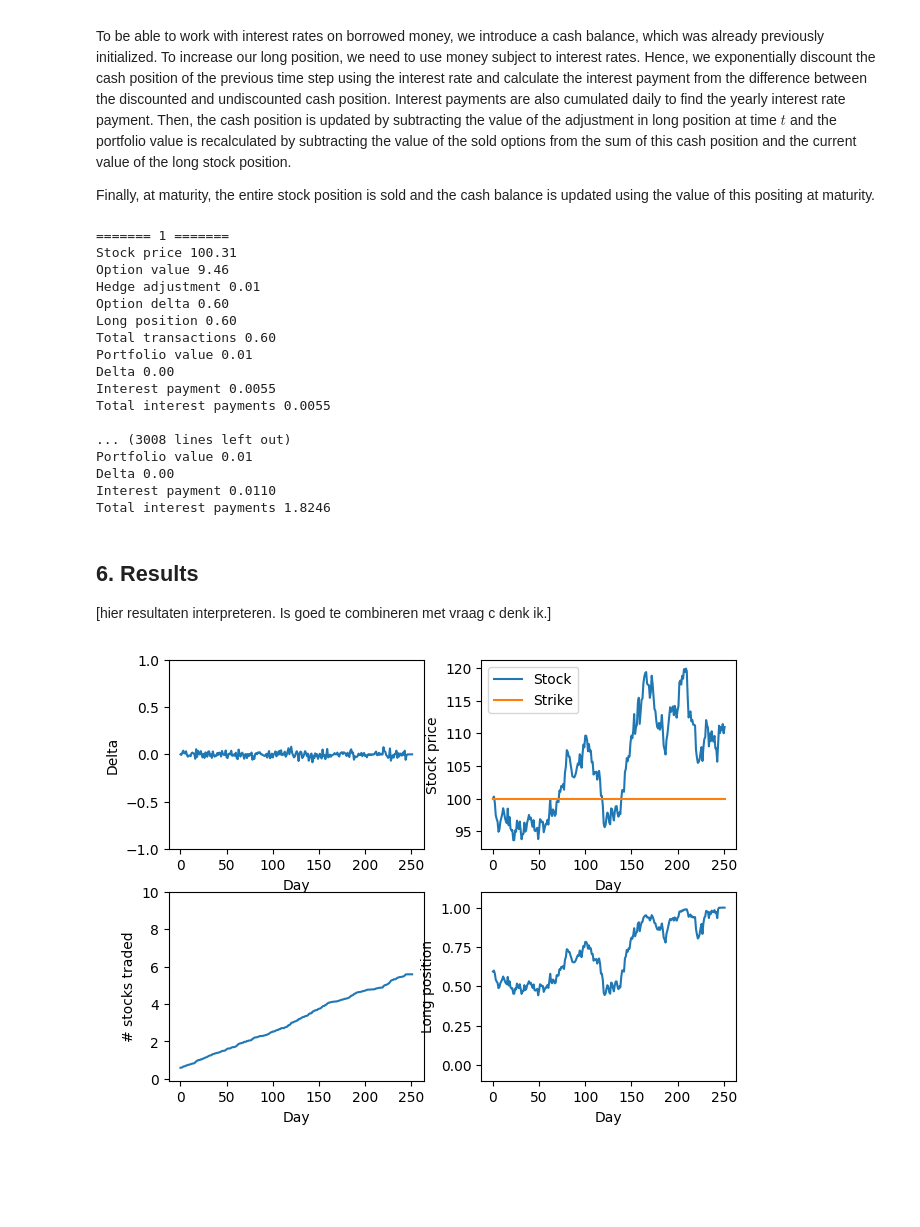
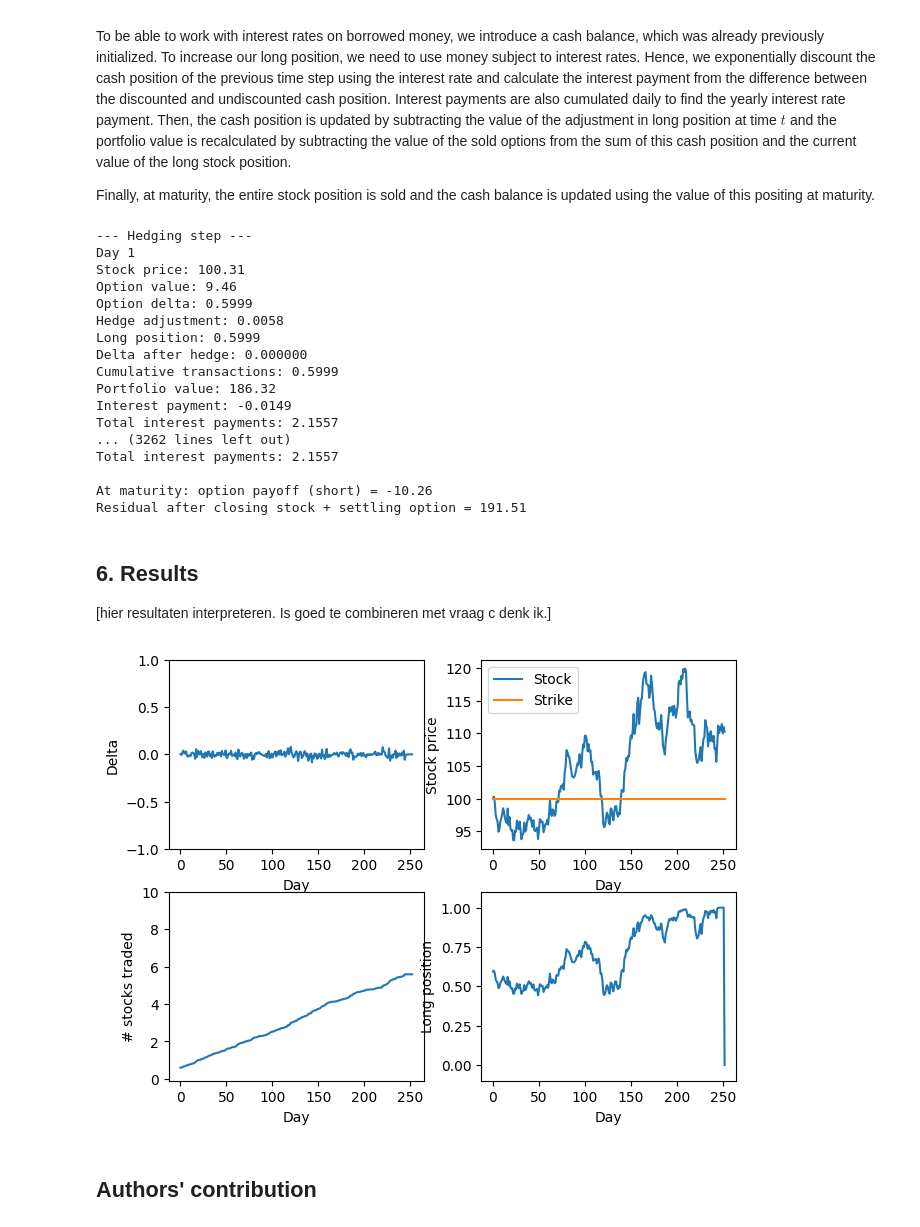
Before and after one commit to justusstraus/Structured-Products-, a Jupyter notebook: start_model_SP_B1 (2).ipynb, the cells around one changed output. Drawn from its saved outputs; the diff is of its cells as text; code cells hidden in the pictures; blank space fills up the shorter version.

```diff
--- a/start_model_SP_B1 (2).ipynb
+++ b/start_model_SP_B1 (2).ipynb
@@ -265,48 +265,57 @@ for t in range(1, N+1):
     cash -= rebalance * array_price[t]  # Update cash balance with cost of rebalancing
     array_portfolio_value[t] = cash + long_value - option_value # Store portfolio value
 
-    print('\n=======', t, '=======')
 
-    # If maturity, close all option and stock positions here
-    if t == (N):
-        print('At maturity, portfolio value is %.2f' % array_portfolio_value[t])
-        cash += array_position[t] * array_price[t]   # sell the stock
+    # Print console output
+    print("\n--- Hedging step ---")
+    print(f"Day {t}")
+    print(f"Stock price: {array_price[t]:.2f}")
+    print(f"Option value: {option_value:.2f}")
+    print(f"Option delta: {delta_option:.4f}")
+    print(f"Hedge adjustment: {adjust_hedge:.4f}")
+    print(f"Long position: {array_position[t]:.4f}")
+    print(f"Delta after hedge: {array_delta[t]:.6f}")
+    print(f"Cumulative transactions: {array_nr_stocks[t]:.4f}")
+    print(f"Portfolio value: {array_portfolio_value[t]:.2f}")
+    print(f"Interest payment: {-interest_payment:.4f}")
+    print(f"Total interest payments: {total_interest:.4f}")
+
+     # If maturity, close all option and stock positions here and calculate final P&L
+    if t == N:
+        cash += array_position[t] * array_price[t]
         array_position[t] = 0
 
-    # Print console output
-    print('Stock price %.2f' % array_price[t])
-    print('Option value %.2f' % option_value)
-    print('Hedge adjustment %.2f' % adjust_hedge)
-    print('Option delta %.2f' % delta_option)
-    print('Long position %.2f' % array_position[t])
-    print('Total transactions %.2f' % array_nr_stocks[t])
-    print('Portfolio value %.2f' % array_portfolio_value[t])
-    print('Delta %.2f' % array_delta[t])
-    print('Interest payment %.4f' % -interest_payment)
-    print('Total interest payments %.4f' % total_interest)
+        residual = cash - option_value
+        array_portfolio_value[t] = residual
+
+        print() # extra blank line for readability of portfolio position at maturity
+        print(f"At maturity: option payoff (short) = {-option_value:.2f}")
+        print(f"Residual after closing stock + settling option = {residual:.2f}")
 # %% [output]
-======= 1 =======
-Stock price 100.31
-Option value 9.46
-Hedge adjustment 0.01
-Option delta 0.60
-Long position 0.60
-Total transactions 0.60
-Portfolio value 0.01
-Delta 0.00
-Interest payment 0.0055
-Total interest payments 0.0055
+--- Hedging step ---
+Day 1
+Stock price: 100.31
+Option value: 9.46
+Option delta: 0.5999
+Hedge adjustment: 0.0058
+Long position: 0.5999
+Delta after hedge: 0.000000
+Cumulative transactions: 0.5999
+Portfolio value: 186.32
+Interest payment: -0.0149
+Total interest payments: 2.1557
+... (3262 lines left out)
+Total interest payments: 2.1557
 
-... (3008 lines left out)
-Portfolio value 0.01
-Delta 0.00
-Interest payment 0.0110
-Total interest payments 1.8246
+At maturity: option payoff (short) = -10.26
+Residual after closing stock + settling option = 191.51
 # %% [markdown]
 ## 6. Results
 [hier resultaten interpreteren. Is goed te combineren met vraag c denk ik.]
 # %%
 # Plot results
-plot_results(N, array_t, array_delta_before, array_price, array_strike, array_position, array_nr_stocks)
+plot_results(N+1, array_t, array_delta_before, array_price, array_strike, array_position, array_nr_stocks)
 # %% [output]
-[figure, old version]
+[figure, new version]
+# %% [markdown]
+## Authors' contribution
```
Also changed, not shown: parts of 1 cell of this notebook.
